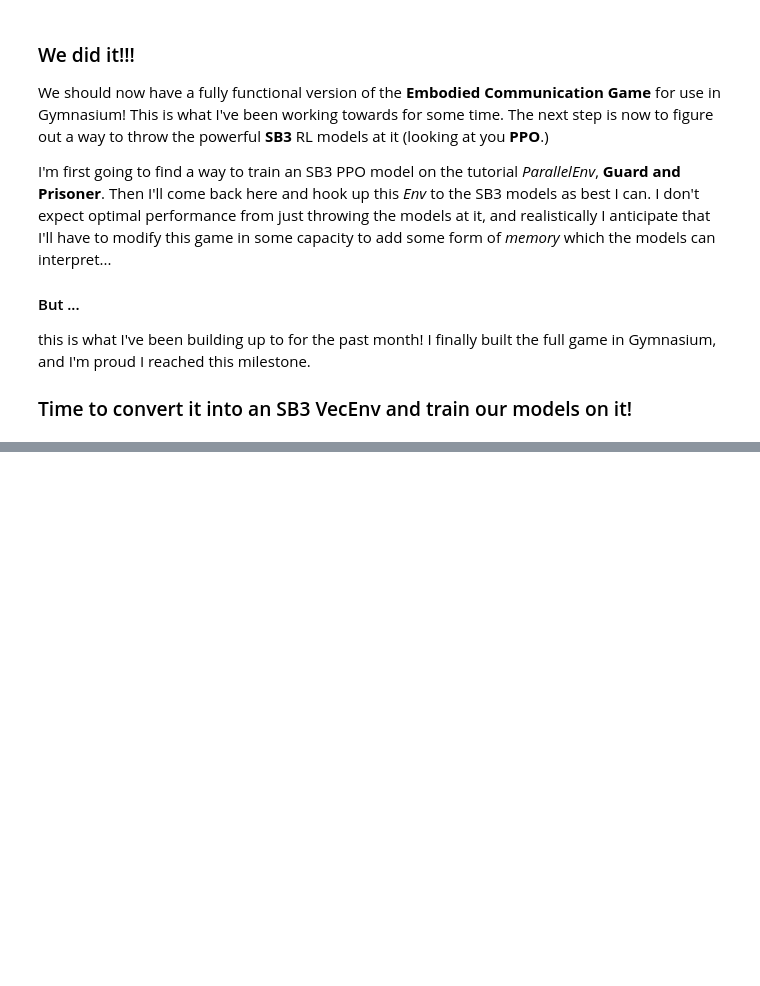
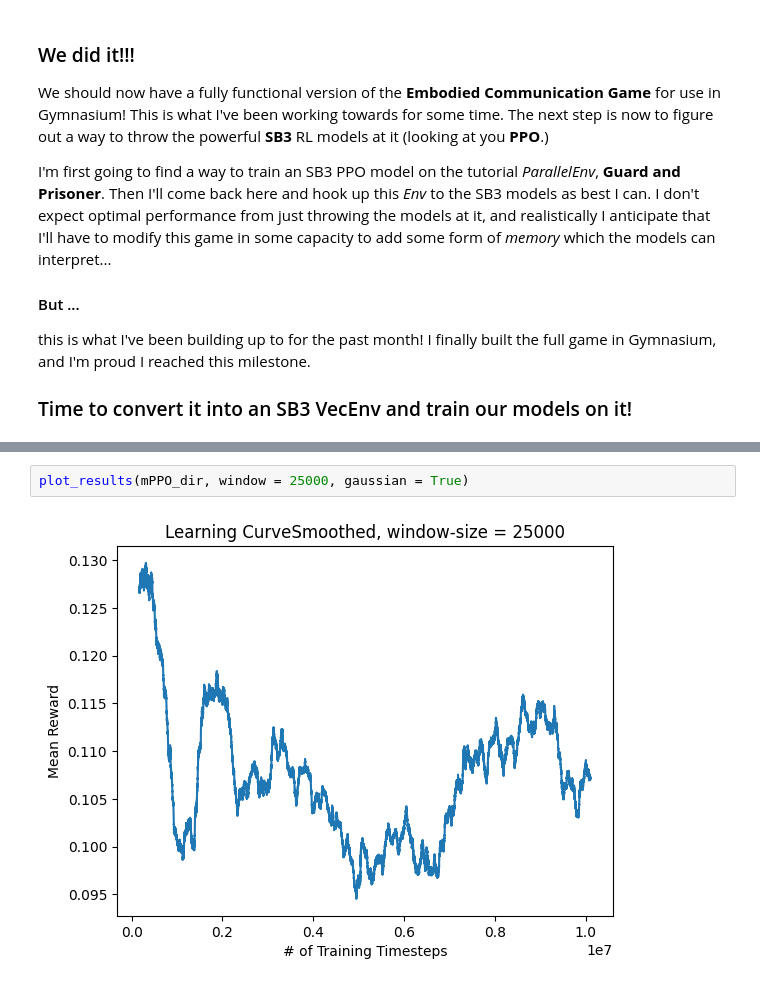
Before and after one commit to EvanMcCormick37/independent-study-F24-learning-RL-with-gymnasium, a Jupyter notebook: EmbodiedCommunicationGame.ipynb, the cells around one changed output, grey strips where cells are left out. Saved outputs shown, nothing was run; the diff lists cells and outputs as text; blank space fills up the shorter version.

```diff
--- a/EmbodiedCommunicationGame.ipynb
+++ b/EmbodiedCommunicationGame.ipynb
@@ -550,0 +656,4 @@ this is what I've been building up to for the past month! I finally built the fu
+# %%
+plot_results(mPPO_dir, window = 25000, gaussian = True)
+# %% [output]
+[figure, added]
```
Also changed, not shown: parts of 9 cells of this notebook, 15 other files.
